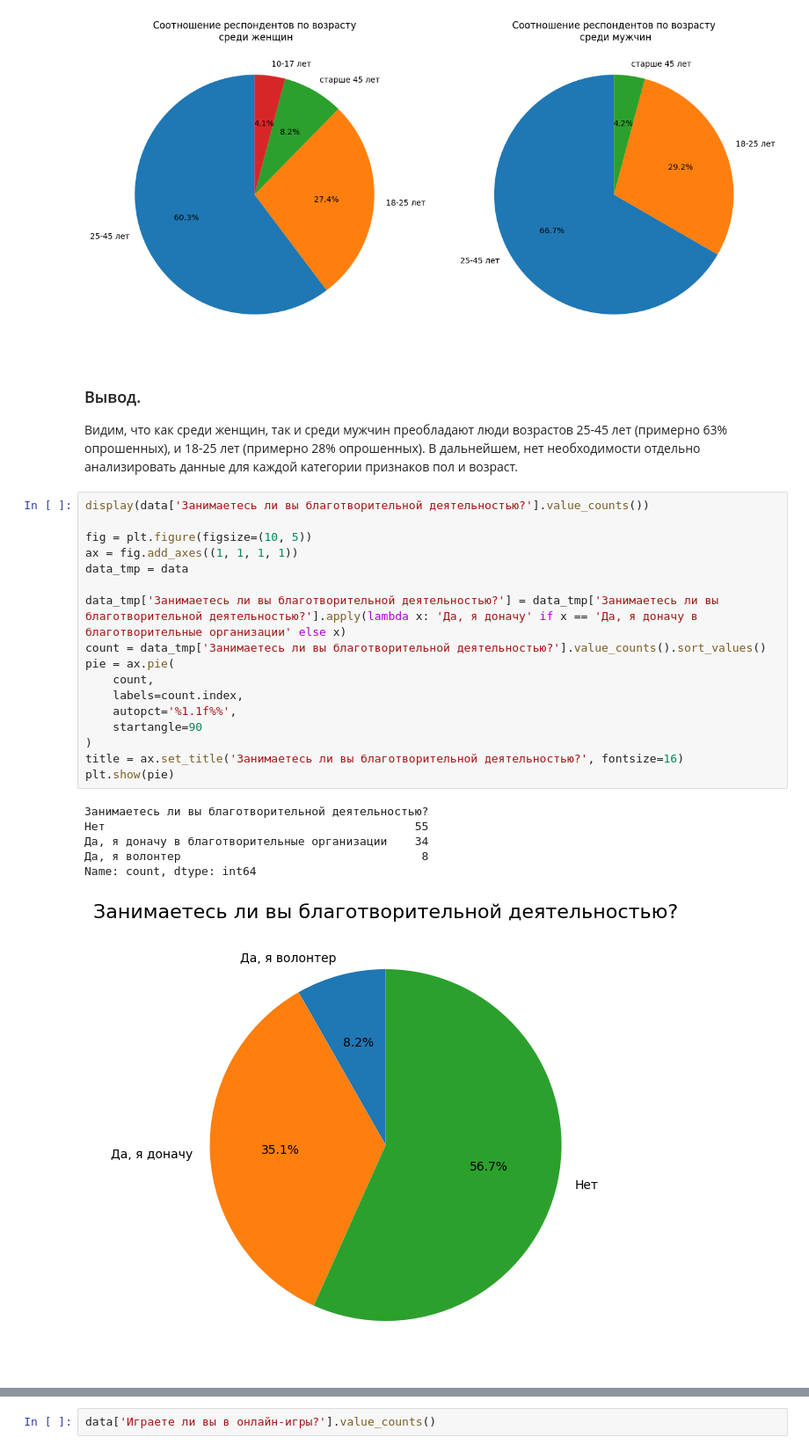
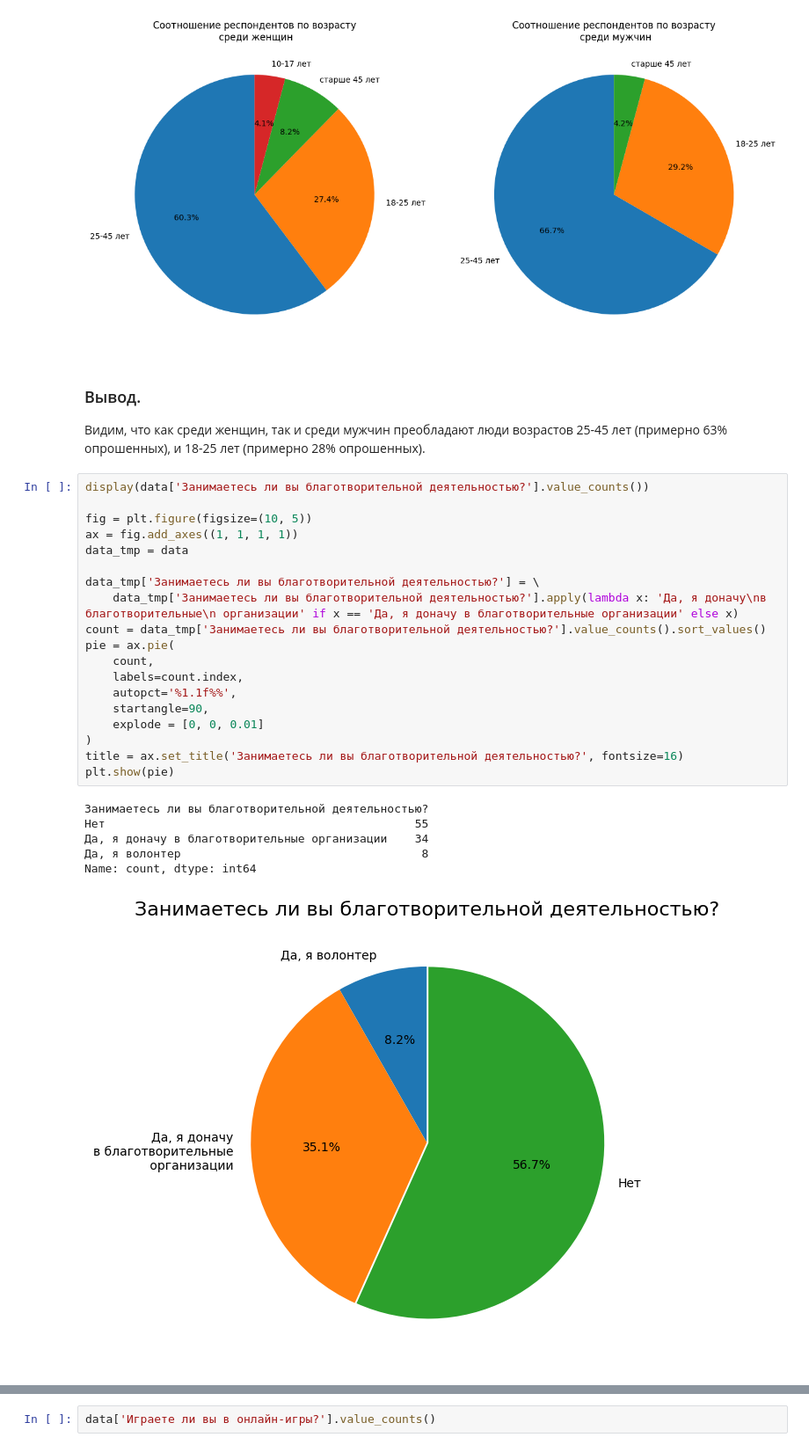
Before and after one commit to NadezdaNN/AnaliticsGames, a Jupyter notebook: analytics.ipynb, the cells around one changed output, grey strips where cells are left out. Shown at 88% size. Cells and saved outputs as stored; diff of their text form.

Commit message:
add new graph

```diff
--- a/analytics.ipynb
+++ b/analytics.ipynb
@@ -80,28 +82,30 @@ plt.show(pie)
 # %% [markdown]
 ### Вывод.
 
-Видим, что как среди женщин, так и среди мужчин преобладают люди возрастов 25-45 лет (примерно 63% опрошенных), и 18-25 лет (примерно 28% опрошенных). В дальнейшем, нет необходимости отдельно анализировать данные для каждой категории признаков пол и возраст.
+Видим, что как среди женщин, так и среди мужчин преобладают люди возрастов 25-45 лет (примерно 63% опрошенных), и 18-25 лет (примерно 28% опрошенных).
 # %%
 display(data['Занимаетесь ли вы благотворительной деятельностью?'].value_counts())
 
 fig = plt.figure(figsize=(10, 5))
 ax = fig.add_axes((1, 1, 1, 1))
 data_tmp = data
 
-data_tmp['Занимаетесь ли вы благотворительной деятельностью?'] = data_tmp['Занимаетесь ли вы благотворительной деятельностью?'].apply(lambda x: 'Да, я доначу' if x == 'Да, я доначу в благотворительные организации' else x)
+data_tmp['Занимаетесь ли вы благотворительной деятельностью?'] = \
+    data_tmp['Занимаетесь ли вы благотворительной деятельностью?'].apply(lambda x: 'Да, я доначу\nв благотворительные\n организации' if x == 'Да, я доначу в благотворительные организации' else x)
 count = data_tmp['Занимаетесь ли вы благотворительной деятельностью?'].value_counts().sort_values()
 pie = ax.pie(
     count,
     labels=count.index,
     autopct='%1.1f%%',
-    startangle=90
+    startangle=90,
+    explode = [0, 0, 0.01]
 )
 title = ax.set_title('Занимаетесь ли вы благотворительной деятельностью?', fontsize=16)
 plt.show(pie)
 # %% [output]
 Занимаетесь ли вы благотворительной деятельностью?
 Нет                                             55
 Да, я доначу в благотворительные организации    34
 Да, я волонтер                                   8
 Name: count, dtype: int64
-[figure, old version]
+[figure, new version]
```
Also changed, not shown: parts of 25 cells of this notebook, 9 other files.
